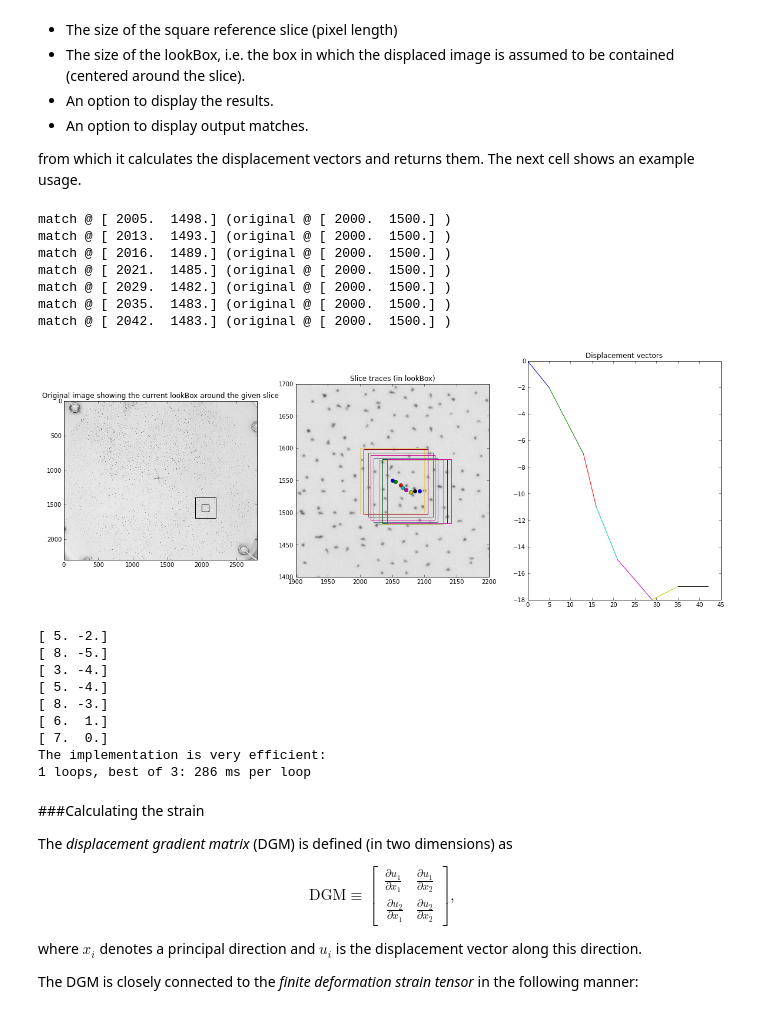
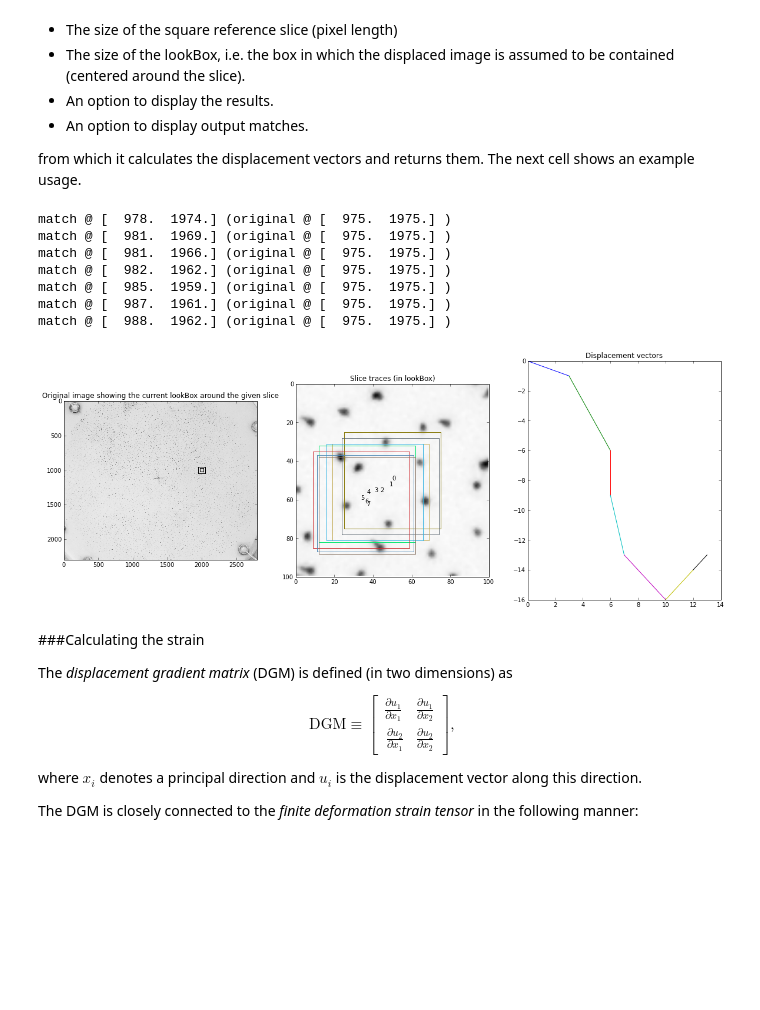
Before and after one commit to jorgehog/notebookCollection, a Jupyter notebook: StrainAnalysisNewLoc.ipynb, the cells around one changed output. Cells and saved outputs as stored; diff of their text form; code cells hidden in the pictures; blank space fills up the shorter version.

```diff
--- a/StrainAnalysisNewLoc.ipynb
+++ b/StrainAnalysisNewLoc.ipynb
@@ -209,32 +226,23 @@ The function takes on input:
 
 from which it calculates the displacement vectors and returns them. The next cell shows an example usage.
 # %%
-sliceCorner = [2000, 1500]
-sliceSize = 100
-lookBoxSize = 200; #We allow a maximum movement of 100 pixels in each direction
+sliceCenter = [1000, 2000]
+sliceSize = 50
+lookBoxSize = 100; #We allow a maximum movement of 100 pixels in each direction
 
-displacementVectors = getDisplacementVector(greyImages[:-1], sliceCorner, sliceSize, lookBoxSize, plotResults=True, silent=False)
+displacementVectors = getDisplacementVector(greyImages[:-1], sliceCenter, sliceSize, lookBoxSize, plotResults=True, silent=False)
 
-print "The implementation is very efficient:"
-%%timeit getDisplacementVector(bwImages, sliceCorner, sliceSize, lookBoxSize)
+#print "The implementation is very efficient:"
+#%timeit getDisplacementVector(bwImages, sliceCorner, sliceSize, lookBoxSize)
 # %% [output]
-match @ [ 2005.  1498.] (original @ [ 2000.  1500.] )
-match @ [ 2013.  1493.] (original @ [ 2000.  1500.] )
-match @ [ 2016.  1489.] (original @ [ 2000.  1500.] )
-match @ [ 2021.  1485.] (original @ [ 2000.  1500.] )
-match @ [ 2029.  1482.] (original @ [ 2000.  1500.] )
-match @ [ 2035.  1483.] (original @ [ 2000.  1500.] )
-match @ [ 2042.  1483.] (original @ [ 2000.  1500.] )
+match @ [  978.  1974.] (original @ [  975.  1975.] )
+match @ [  981.  1969.] (original @ [  975.  1975.] )
+match @ [  981.  1966.] (original @ [  975.  1975.] )
+match @ [  982.  1962.] (original @ [  975.  1975.] )
+match @ [  985.  1959.] (original @ [  975.  1975.] )
+match @ [  987.  1961.] (original @ [  975.  1975.] )
+match @ [  988.  1962.] (original @ [  975.  1975.] )
-[figure, old version]
+[figure, new version]
-[ 5. -2.]
-[ 8. -5.]
-[ 3. -4.]
-[ 5. -4.]
-[ 8. -3.]
-[ 6.  1.]
-[ 7.  0.]
-The implementation is very efficient:
-1 loops, best of 3: 286 ms per loop
 # %% [markdown]
 ###Calculating the strain
 
```
Also changed, not shown: parts of 6 cells of this notebook.
